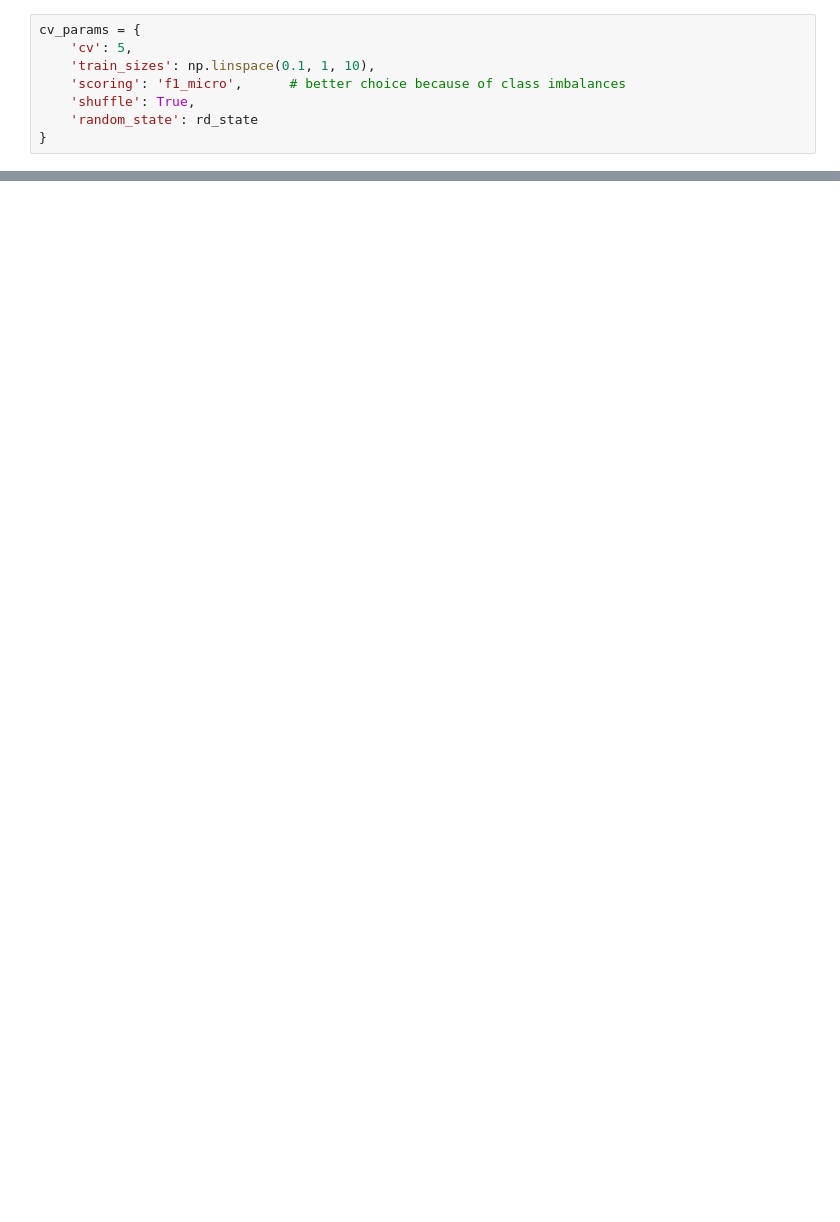
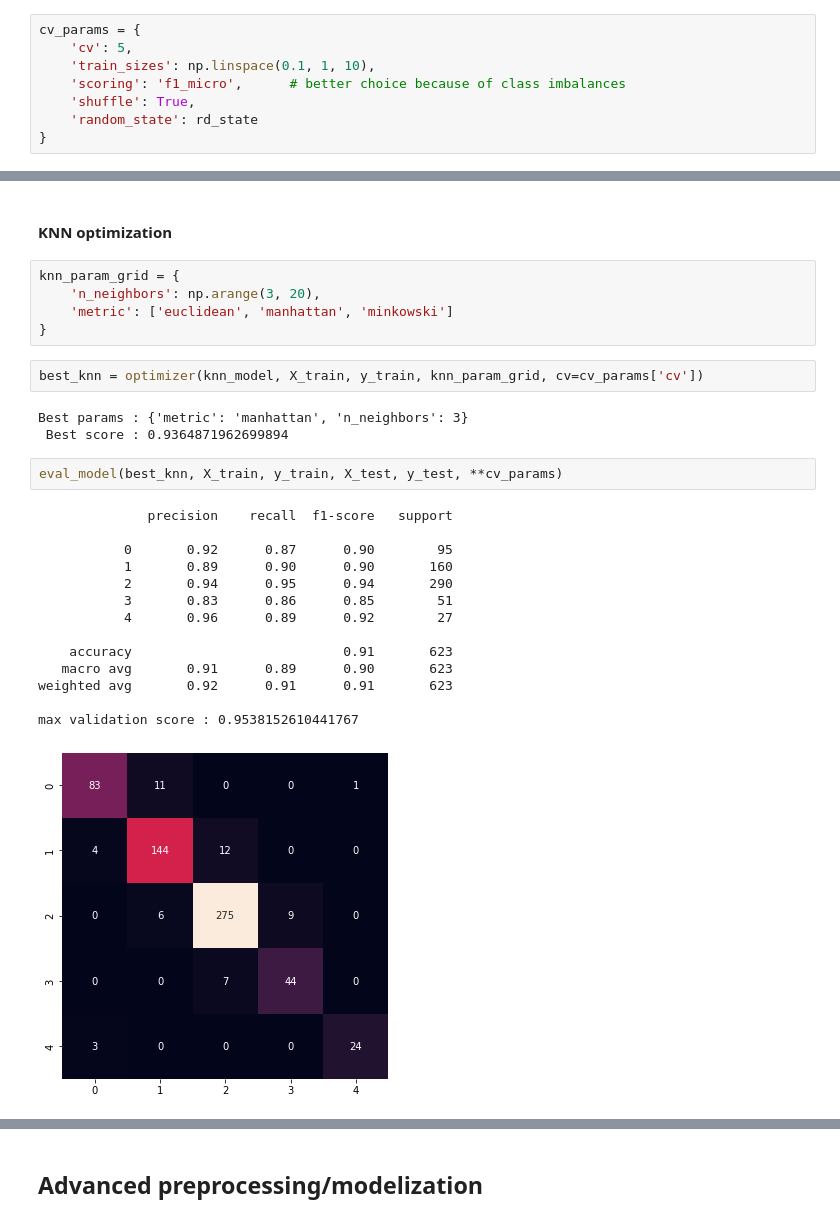
Before and after one commit to NanoClem/boston-housing-ML, a Jupyter notebook: ML_modelization.ipynb, the cells around one changed output, grey strips where cells are left out. Drawn from its saved outputs; the diff is of its cells as text; blank space fills up the shorter version.

```diff
--- a/ML_modelization.ipynb
+++ b/ML_modelization.ipynb
@@ -252,0 +311,29 @@ max validation score : 0.9436619718309859
+# %% [markdown]
+#### KNN optimization
+# %%
+knn_param_grid = {
+    'n_neighbors': np.arange(3, 20),
+    'metric': ['euclidean', 'manhattan', 'minkowski']
+}
+# %%
+best_knn = optimizer(knn_model, X_train, y_train, knn_param_grid, cv=cv_params['cv'])
+# %% [output]
+Best params : {'metric': 'manhattan', 'n_neighbors': 3}
+ Best score : 0.9364871962699894
+# %%
+eval_model(best_knn, X_train, y_train, X_test, y_test, **cv_params)
+# %% [output]
+              precision    recall  f1-score   support
+
+           0       0.92      0.87      0.90        95
+           1       0.89      0.90      0.90       160
+           2       0.94      0.95      0.94       290
+           3       0.83      0.86      0.85        51
+           4       0.96      0.89      0.92        27
+
+    accuracy                           0.91       623
+   macro avg       0.91      0.89      0.90       623
+weighted avg       0.92      0.91      0.91       623
+
+max validation score : 0.9538152610441767
+[figure, added]
@@ -252,0 +341,2 @@ max validation score : 0.9436619718309859
+# %% [markdown]
+## Advanced preprocessing/modelization
```
Also changed, not shown: parts of 51 cells of this notebook.
